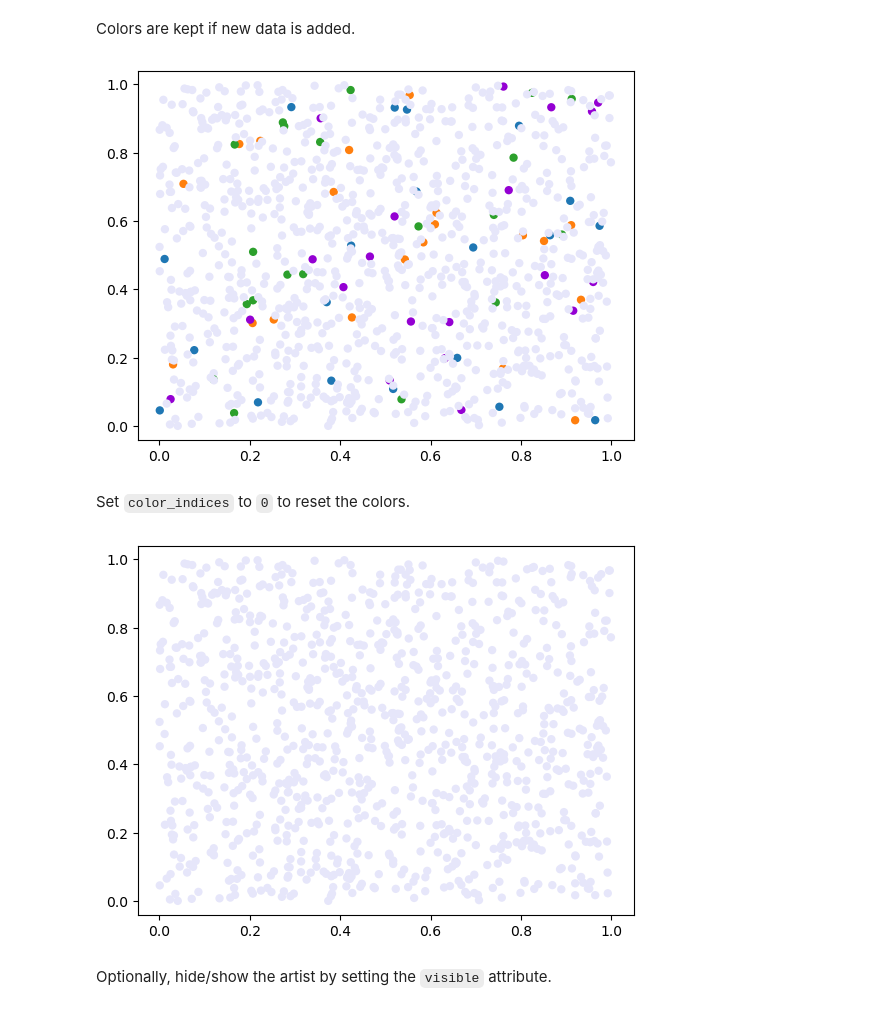
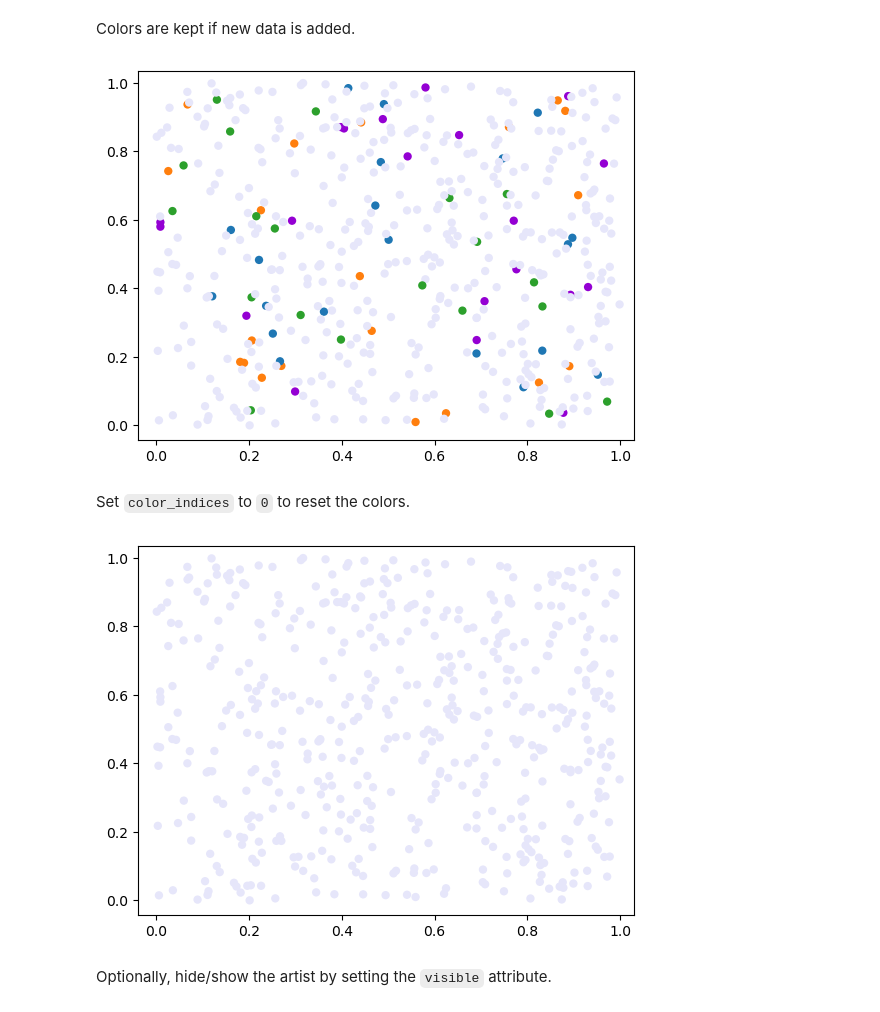
Before and after one commit to BiAPoL/biaplotter, a Jupyter notebook: docs/examples/scatter_artist_example.ipynb, the cells around one changed output. Drawn from its saved outputs; the diff is of its cells as text; code cells hidden in the pictures.

```diff
--- a/docs/examples/scatter_artist_example.ipynb
+++ b/docs/examples/scatter_artist_example.ipynb
@@ -45,19 +37,20 @@ fig
 # %% [markdown]
 Colors are kept if new data is added.
 # %%
-n_samples = 1000
-data = np.random.rand(n_samples, 2)
+# Adding 400 more samples
+n_samples = 400
+data = np.concatenate([data, np.random.rand(n_samples, 2)])
 scatter.data = data
 fig
 # %% [output]
-[figure, old version]
+[figure, new version]
 # %% [markdown]
 Set `color_indices` to `0` to reset the colors.
 # %%
 scatter.color_indices = 0
 fig
 # %% [output]
-[figure, old version]
+[figure, new version]
 # %% [markdown]
 Optionally, hide/show the artist by setting the `visible` attribute.
 # %%
```
Also changed, not shown: parts of 5 cells of this notebook, 3 other files.
